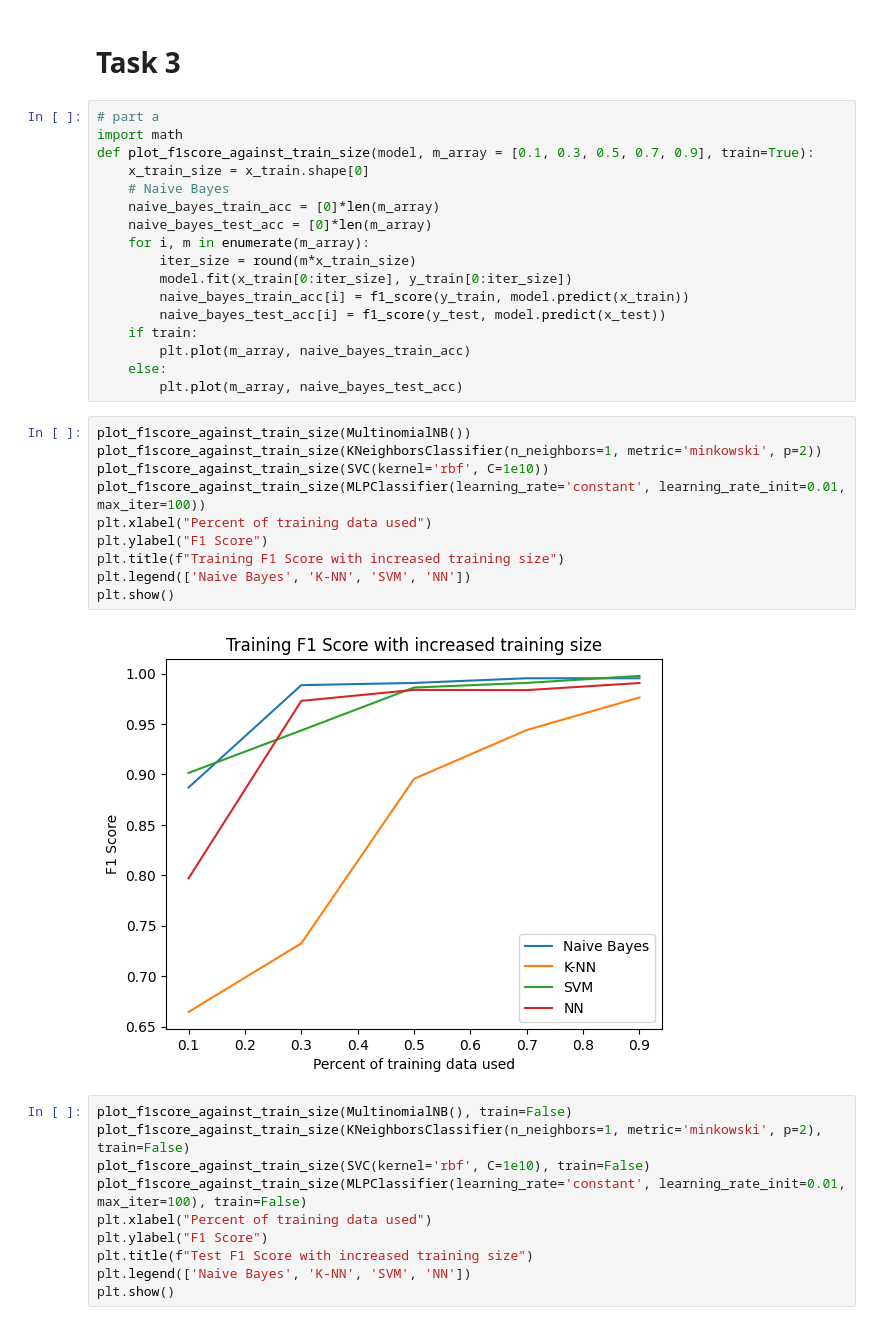
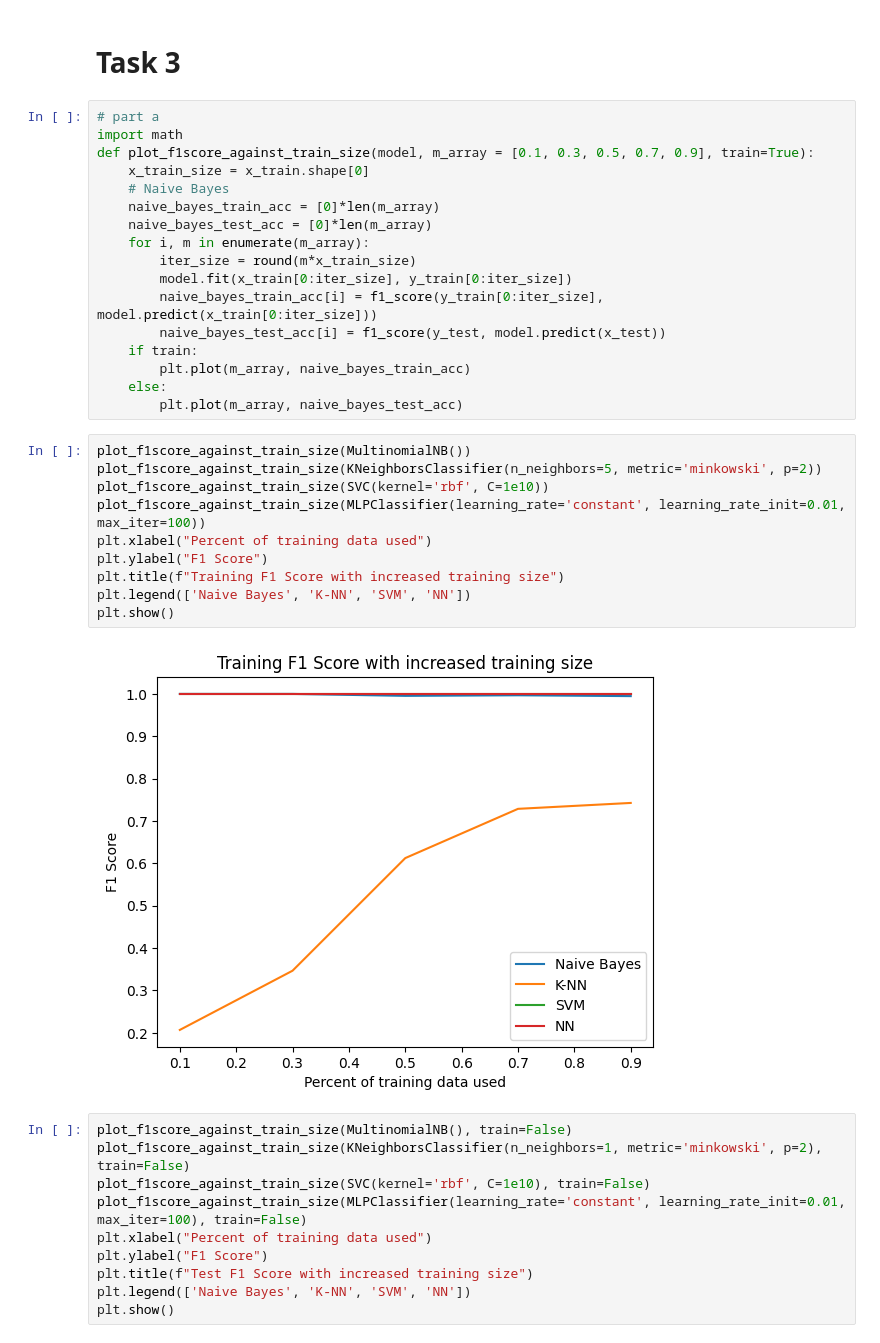
Before and after one commit to csprono/CS361-A3, a Jupyter notebook: task4.ipynb, the cells around one changed output. Drawn from its saved outputs; the diff is of its cells as text.

```diff
--- a/task4.ipynb
+++ b/task4.ipynb
@@ -290,7 +293,7 @@ def plot_f1score_against_train_size(model, m_array = [0.1, 0.3, 0.5, 0.7, 0.9],
     for i, m in enumerate(m_array):
         iter_size = round(m*x_train_size)
         model.fit(x_train[0:iter_size], y_train[0:iter_size])
-        naive_bayes_train_acc[i] = f1_score(y_train, model.predict(x_train))
+        naive_bayes_train_acc[i] = f1_score(y_train[0:iter_size], model.predict(x_train[0:iter_size]))
         naive_bayes_test_acc[i] = f1_score(y_test, model.predict(x_test))
     if train:
         plt.plot(m_array, naive_bayes_train_acc)
@@ -298,16 +301,16 @@ def plot_f1score_against_train_size(model, m_array = [0.1, 0.3, 0.5, 0.7, 0.9],
         plt.plot(m_array, naive_bayes_test_acc)
 # %%
 plot_f1score_against_train_size(MultinomialNB())
-plot_f1score_against_train_size(KNeighborsClassifier(n_neighbors=1, metric='minkowski', p=2))
+plot_f1score_against_train_size(KNeighborsClassifier(n_neighbors=5, metric='minkowski', p=2))
 plot_f1score_against_train_size(SVC(kernel='rbf', C=1e10))
 plot_f1score_against_train_size(MLPClassifier(learning_rate='constant', learning_rate_init=0.01, max_iter=100))
 plt.xlabel("Percent of training data used")
 plt.ylabel("F1 Score")
 plt.title(f"Training F1 Score with increased training size")
 plt.legend(['Naive Bayes', 'K-NN', 'SVM', 'NN'])
 plt.show()
 # %% [output]
-[figure, old version]
+[figure, new version]
 # %%
 plot_f1score_against_train_size(MultinomialNB(), train=False)
 plot_f1score_against_train_size(KNeighborsClassifier(n_neighbors=1, metric='minkowski', p=2), train=False)
```
Also changed, not shown: parts of 2 cells of this notebook.
